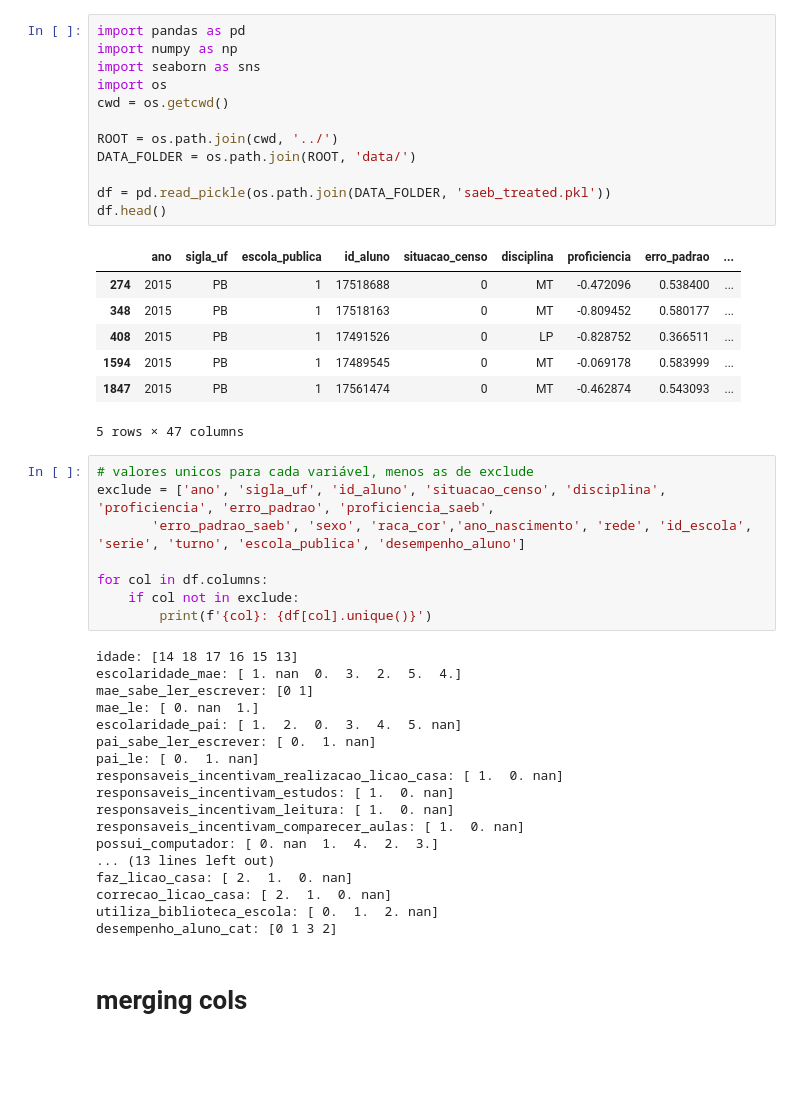
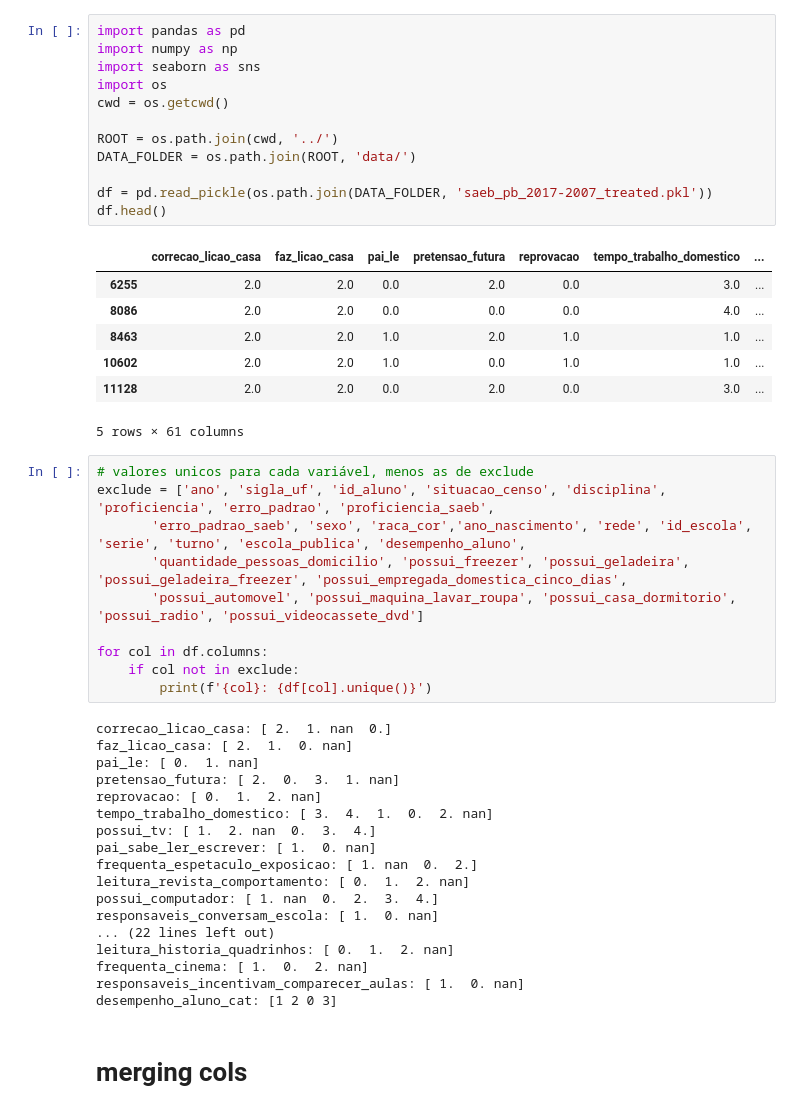
Before and after one commit to JamboTechUFPB/SAEB_Classificador, a Jupyter notebook: treatment_analysis/feature_engineering.ipynb, the cells around one changed output. Saved outputs shown, nothing was run; the diff lists cells and outputs as text; blank space fills up the shorter version.

```diff
--- a/treatment_analysis/feature_engineering.ipynb
+++ b/treatment_analysis/feature_engineering.ipynb
@@ -1,49 +1,51 @@
 # %%
 import pandas as pd
 import numpy as np
 import seaborn as sns
 import os
 cwd = os.getcwd()
 
 ROOT = os.path.join(cwd, '../')
 DATA_FOLDER = os.path.join(ROOT, 'data/')
 
-df = pd.read_pickle(os.path.join(DATA_FOLDER, 'saeb_treated.pkl'))
+df = pd.read_pickle(os.path.join(DATA_FOLDER, 'saeb_pb_2017-2007_treated.pkl'))
 df.head()
 # %% [output]
-|  | ano | sigla_uf | escola_publica | id_aluno | situacao_censo | disciplina | proficiencia | erro_padrao | ... |
-| 274 | 2015 | PB | 1 | 17518688 | 0 | MT | -0.472096 | 0.538400 | ... |
-| 348 | 2015 | PB | 1 | 17518163 | 0 | MT | -0.809452 | 0.580177 | ... |
-| 408 | 2015 | PB | 1 | 17491526 | 0 | LP | -0.828752 | 0.366511 | ... |
-| 1594 | 2015 | PB | 1 | 17489545 | 0 | MT | -0.069178 | 0.583999 | ... |
-| 1847 | 2015 | PB | 1 | 17561474 | 0 | MT | -0.462874 | 0.543093 | ... |
+|  | correcao_licao_casa | faz_licao_casa | pai_le | pretensao_futura | reprovacao | tempo_trabalho_domestico | ... |
+| 6255 | 2.0 | 2.0 | 0.0 | 2.0 | 0.0 | 3.0 | ... |
+| 8086 | 2.0 | 2.0 | 0.0 | 0.0 | 0.0 | 4.0 | ... |
+| 8463 | 2.0 | 2.0 | 1.0 | 2.0 | 1.0 | 1.0 | ... |
+| 10602 | 2.0 | 2.0 | 1.0 | 0.0 | 1.0 | 1.0 | ... |
+| 11128 | 2.0 | 2.0 | 0.0 | 2.0 | 0.0 | 3.0 | ... |
-5 rows × 47 columns
+5 rows × 61 columns
 # %%
 # valores unicos para cada variável, menos as de exclude
 exclude = ['ano', 'sigla_uf', 'id_aluno', 'situacao_censo', 'disciplina', 'proficiencia', 'erro_padrao', 'proficiencia_saeb',
-       'erro_padrao_saeb', 'sexo', 'raca_cor','ano_nascimento', 'rede', 'id_escola', 'serie', 'turno', 'escola_publica', 'desempenho_aluno']
+       'erro_padrao_saeb', 'sexo', 'raca_cor','ano_nascimento', 'rede', 'id_escola', 'serie', 'turno', 'escola_publica', 'desempenho_aluno',
+       'quantidade_pessoas_domicilio', 'possui_freezer', 'possui_geladeira', 'possui_geladeira_freezer', 'possui_empregada_domestica_cinco_dias',
+       'possui_automovel', 'possui_maquina_lavar_roupa', 'possui_casa_dormitorio', 'possui_radio', 'possui_videocassete_dvd']
 
 for col in df.columns:
     if col not in exclude:
         print(f'{col}: {df[col].unique()}')
 # %% [output]
-idade: [14 18 17 16 15 13]
-escolaridade_mae: [ 1. nan  0.  3.  2.  5.  4.]
-mae_sabe_ler_escrever: [0 1]
-mae_le: [ 0. nan  1.]
-escolaridade_pai: [ 1.  2.  0.  3.  4.  5. nan]
-pai_sabe_ler_escrever: [ 0.  1. nan]
+correcao_licao_casa: [ 2.  1. nan  0.]
+faz_licao_casa: [ 2.  1.  0. nan]
 pai_le: [ 0.  1. nan]
-responsaveis_incentivam_realizacao_licao_casa: [ 1.  0. nan]
-responsaveis_incentivam_estudos: [ 1.  0. nan]
-responsaveis_incentivam_leitura: [ 1.  0. nan]
+pretensao_futura: [ 2.  0.  3.  1. nan]
+reprovacao: [ 0.  1.  2. nan]
+tempo_trabalho_domestico: [ 3.  4.  1.  0.  2. nan]
+possui_tv: [ 1.  2. nan  0.  3.  4.]
+pai_sabe_ler_escrever: [ 1.  0. nan]
+frequenta_espetaculo_exposicao: [ 1. nan  0.  2.]
+leitura_revista_comportamento: [ 0.  1.  2. nan]
+possui_computador: [ 1. nan  0.  2.  3.  4.]
+responsaveis_conversam_escola: [ 1.  0. nan]
+... (22 lines left out)
+leitura_historia_quadrinhos: [ 0.  1.  2. nan]
+frequenta_cinema: [ 1.  0.  2. nan]
 responsaveis_incentivam_comparecer_aulas: [ 1.  0. nan]
-possui_computador: [ 0. nan  1.  4.  2.  3.]
-... (13 lines left out)
-faz_licao_casa: [ 2.  1.  0. nan]
-correcao_licao_casa: [ 2.  1.  0. nan]
-utiliza_biblioteca_escola: [ 0.  1.  2. nan]
-desempenho_aluno_cat: [0 1 3 2]
+desempenho_aluno_cat: [1 2 0 3]
 # %% [markdown]
 # merging cols
 # %%
```
Also changed, not shown: parts of 10 cells of this notebook, 21 other files.
